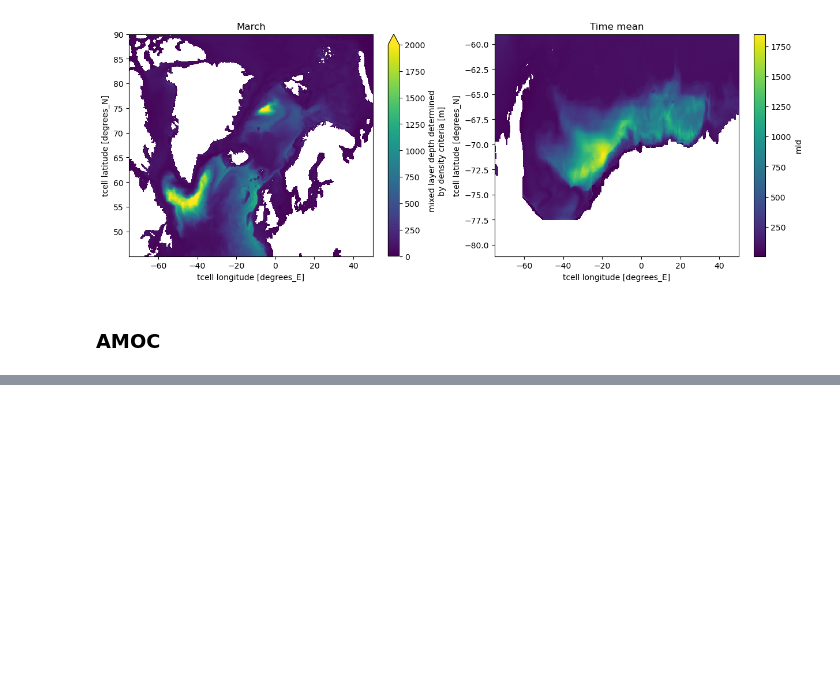
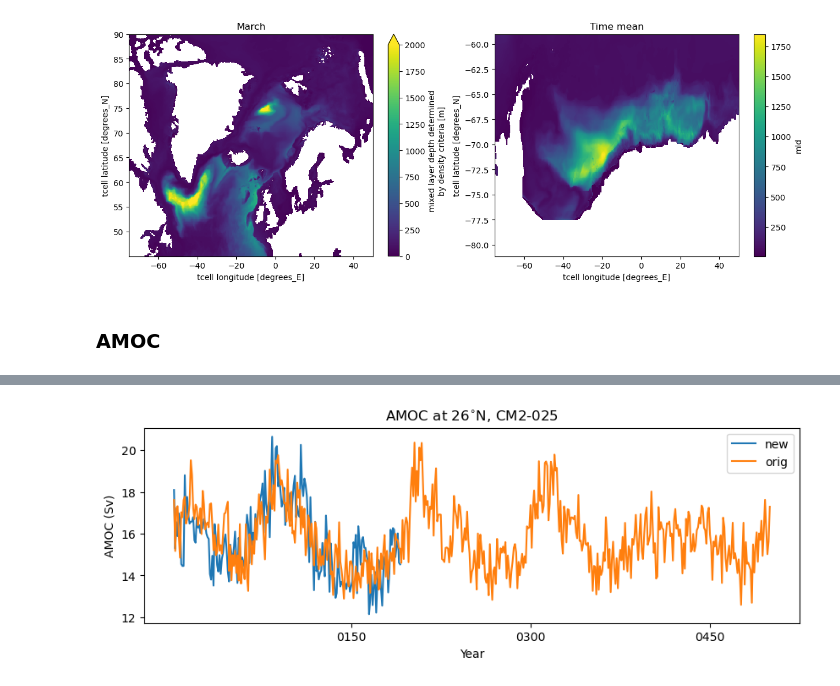
Before and after one commit to wghuneke/ACCESS-CM2-025_Analysis, a Jupyter notebook: notebooks/Testing_CM2_025_new_bath_interpweights.ipynb, the cells around one changed output, grey strips where cells are left out. Cells and saved outputs as stored; diff of their text form; code cells hidden in the pictures; blank space fills up the shorter version.

```diff
--- a/notebooks/Testing_CM2_025_new_bath_interpweights.ipynb
+++ b/notebooks/Testing_CM2_025_new_bath_interpweights.ipynb
@@ -279,2 +312,3 @@ psi_amoc_sum.to_netcdf('/g/data/x77/wgh581/Post_Process/ACCESS_CM2_025/Compariso
 # %%
-data1 = xr.open_dataarray('/g/data/x77/wgh581/Post_Process/ACCESS_CM2_025/' + 'psi_AMOC_26N_annual.nc')
+data_orig = xr.open_dataarray('/g/data/x77/wgh581/Post_Process/ACCESS_CM2_025/' + 'psi_AMOC_26N_annual.nc')
+#data_new = xr.open_dataarray('/g/data/x77/wgh581/Post_Process/ACCESS_CM2_025/Comparison_ACCESS_CM2_025_new/' + 'psi_amoc_sum_CM2_025_new.nc')
@@ -298,0 +315,10 @@ Coordinates:
+# %%
+fig = plt.figure(figsize=(10,3))
+data_new.sel(potrho=slice(1035.5,None)).max('potrho').resample(time='Y').mean().plot(label='new')
+data_orig.plot(label='orig')
+plt.legend()
+plt.title('AMOC at 26$^{\circ}$N, CM2-025')
+plt.ylabel('AMOC (Sv)')
+plt.xlabel('Year');
+# %% [output]
+[figure, added]
```
Also changed, not shown: parts of 16 cells of this notebook.
